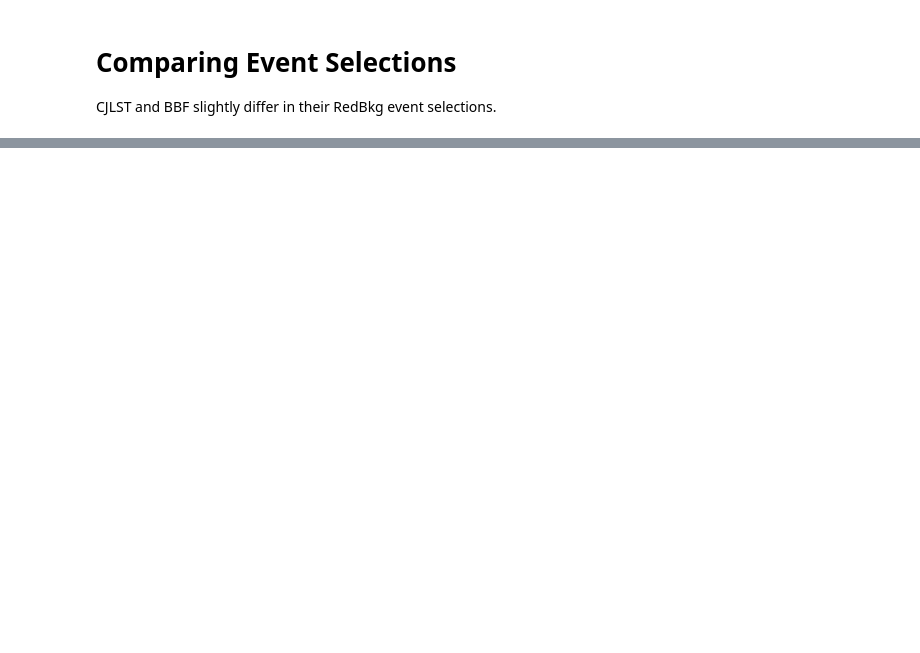
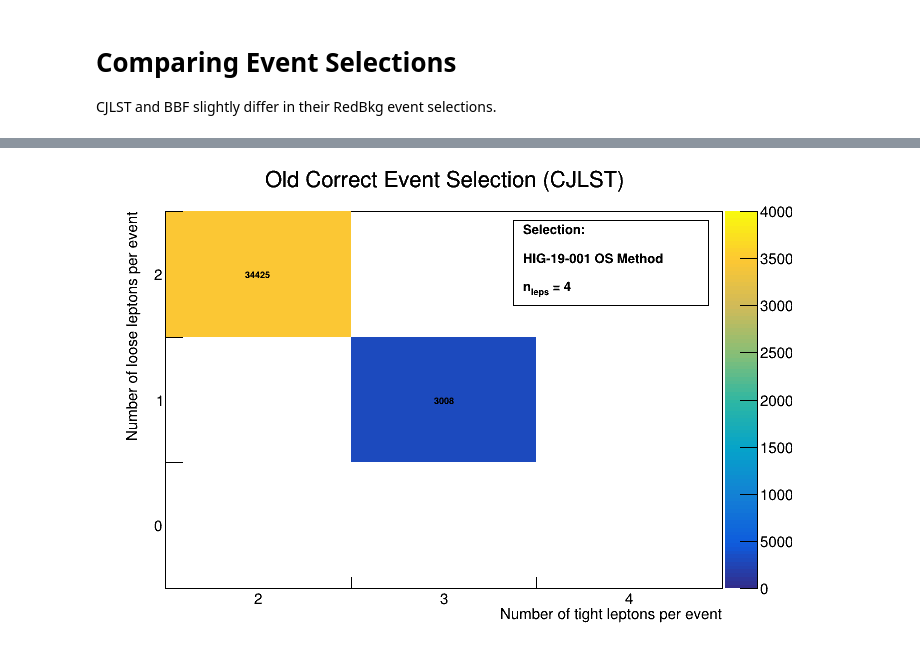
Before and after one commit to rosedj1/ZplusXpython, a Jupyter notebook: sidequests/scripts/jake_vs_elisa_event_comparison.ipynb, the cells around one changed output, grey strips where cells are left out. Cells and saved outputs as stored; diff of their text form; code cells hidden in the pictures; blank space fills up the shorter version.

```diff
--- a/sidequests/scripts/jake_vs_elisa_event_comparison.ipynb
+++ b/sidequests/scripts/jake_vs_elisa_event_comparison.ipynb
@@ -297,36 +13,0 @@ class FileComparer:
-# %%
-# infile_jake_tree = "/blue/avery/rosedj1/ZplusXpython/data/ZLL_CR_FRapplied/Data_2018_NoDuplicates_RunEventLumi.root"
-infile_jake_tree = "/blue/avery/rosedj1/ZplusXpython/data/ZLL_CR_FRapplied/new_data2018/cr_ZLL.root"
-# ^Contains all the passedZXCRSelection events as in:
-# /fullstats/ZL_ZLL_4P_CR/noduplicates/Data2018_NoDuplicates.root
-
-#####################
-#--- CJLST files ---#
-#####################
-infile_elisa       = "/blue/avery/rosedj1/ZplusXpython/sidequests/findmissingevents_comparetoelisa/CRLLos_listOfEvents.txt"
-infile_elisa_2p2f  = "/blue/avery/rosedj1/ZplusXpython/sidequests/findmissingevents_comparetoelisa/CRLLos_2P2F_listOfEvents.txt"
-infile_elisa_3p1f  = "/blue/avery/rosedj1/ZplusXpython/sidequests/findmissingevents_comparetoelisa/CRLLos_3P1F_listOfEvents.txt"
-infile_matteo_data2018 = "/eos/cms/store/group/phys_higgs/cmshzz4l/cjlst/RunIILegacy/200430_LegacyRun2/Data_2018/AllData/ZZ4lAnalysis.root"
-infile_cjlst_sr = "/blue/avery/rosedj1/ZplusXpython/sidequests/data/2018_CJLST_finalSelectedEvents_SR.txt"
-
-# elisa_3p1f_unique_evtid_dct_json = "/blue/avery/rosedj1/ZplusXpython/sidequests/findmissingevents_comparetoelisa/elisa_3p1f_unique_evtID_CR_dct.json"
-elisa_3p1f_unique_evtid_dct_json = "/cmsuf/data/store/user/t2/users/rosedj1/ZplusXpython/sidequests/data/json/elisa_3p1f_unique_evtID_CR_dct.json"
-
-
-outdir = "/blue/avery/rosedj1/ZplusXpython/sidequests/findmissingevents_comparetoelisa/jakes_new2018data/"
-
-infile_jake      = os.path.join(outdir, "CRLLos_listOfEvents_jake.txt")
-infile_jake_2p2f = os.path.join(outdir, "CRLLos_listOfEvents_jake_2P2F.txt")
-infile_jake_3p1f = os.path.join(outdir, "CRLLos_listOfEvents_jake_3P1F.txt")
-# infile_elisa_unique_353 = "/blue/avery/rosedj1/ZplusXpython/sidequests/rootfiles/elisa_unique_353events.root"
-infile_elisa_unique_353 = "/cmsuf/data/store/user/t2/users/rosedj1/ZplusXpython/sidequests/rootfiles/elisa_unique_353events.root"
-
-outfile_elisa_2p2f_unique  = os.path.join(outdir, "CRLLos_2P2F_listOfEvents_unique.txt")
-outfile_elisa_3p1f_unique  = os.path.join(outdir, "CRLLos_3P1F_listOfEvents_unique.txt")
-outfile_jake_2p2f_unique = os.path.join(outdir, "CRLLos_listOfEvents_jake_2P2F_unique.txt")
-outfile_jake_3p1f_unique = os.path.join(outdir, "CRLLos_listOfEvents_jake_3P1F_unique.txt")
-outfile_LLR_data2018 = "/blue/avery/rosedj1/ZplusXpython/sidequests/findmissingevents_comparetoelisa/"
-
-outfile_2p2f_common = os.path.join(outdir, "CRLLos_listOfEvents_2P2F_common.txt")
-outfile_3p1f_common = os.path.join(outdir, "CRLLos_listOfEvents_3P1F_common.txt")
-# write_tree_info_to_txt(infile_jake_tree, infile_jake)
@@ -1705,9 +1312,9 @@ h2_nlooseleps_vs_ntotleps = make_TH2F(
 #     z_min=0, z_max=5.5E6, z_label_size=None,
 #     n_contour=100)
 
-h2_nlooseleps_vs_ntightleps = make_TH2F(
-    "h2_nlooseleps_vs_ntightleps",
-    title=None,
+h2_nlooseleps_vs_ntightleps_evtsel_cjlst = make_TH2F(
+    "h2_nlooseleps_vs_ntightleps_evtsel_cjlst",
+    title="Old Correct Event Selection (CJLST)",
     n_binsx=7, x_label=r"Number of tight leptons per event",
     x_units=None, x_min=2, x_max=9,
     n_binsy=10, y_label=r"Number of loose leptons per event",
@@ -2042,0 +1512,4 @@ CJLST and BBF slightly differ in their RedBkg event selections.
+# %%
+canv, pave = draw_th2(h2_nlooseleps_vs_ntightleps_evtsel_cjlst, as_percent=False, z_max=40000, selec="cjlst")
+# %% [output]
+[figure, added]
```
Also changed, not shown: parts of 46 cells of this notebook, 7 other files.
